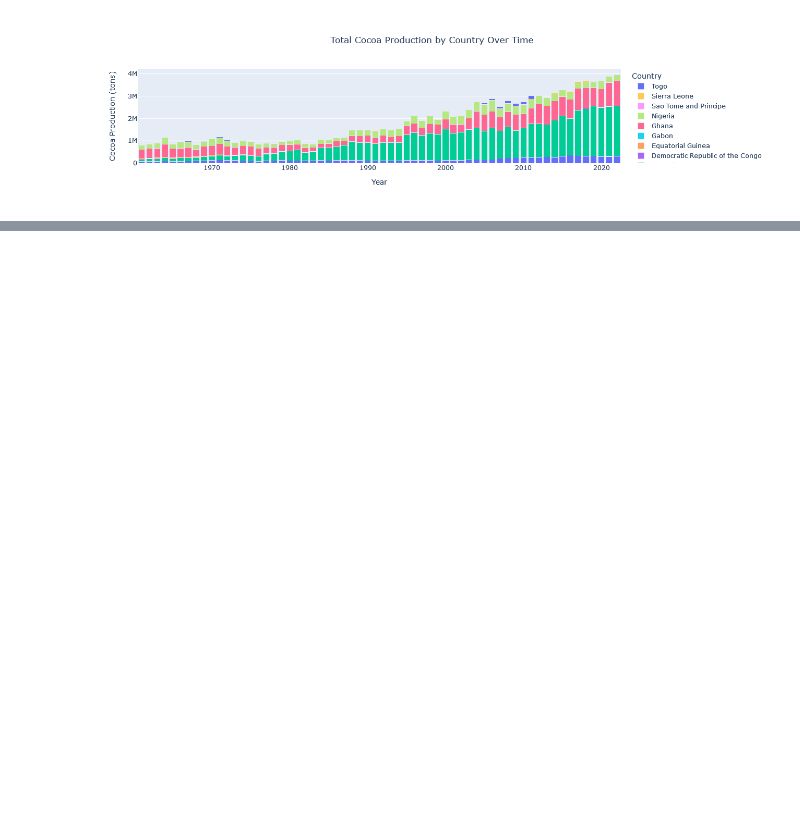
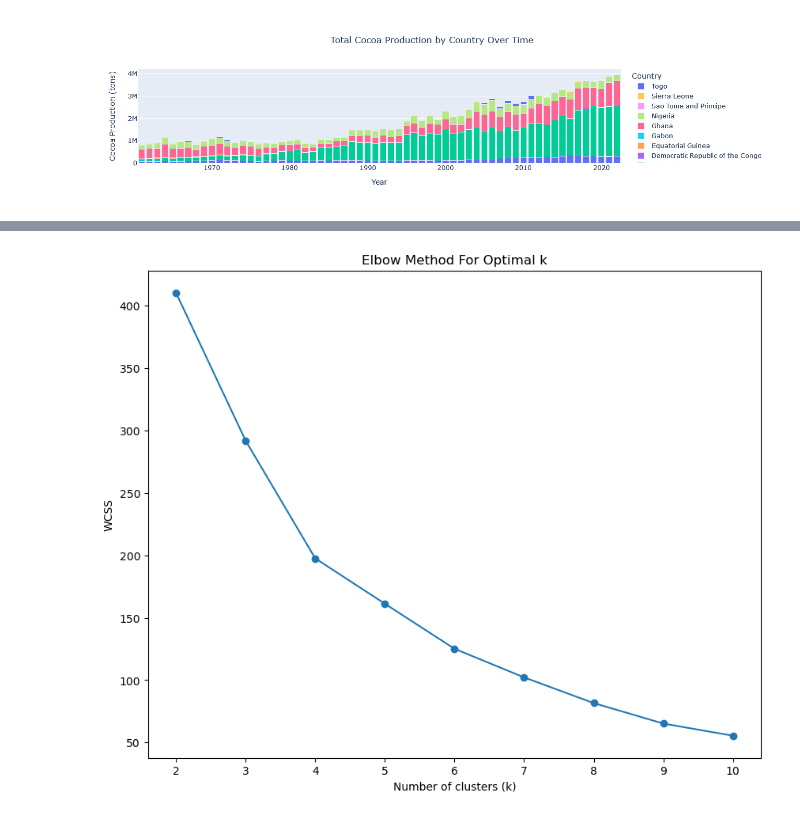
Before and after one commit to danielkaroly/Cocoa-Belt-Of-Africa, a Jupyter notebook: template_project/notebooks/EDA.ipynb, the cells around one changed output, grey strips where cells are left out. Cells and saved outputs as stored; diff of their text form; code cells hidden in the pictures; blank space fills up the shorter version.

```diff
--- a/template_project/notebooks/EDA.ipynb
+++ b/template_project/notebooks/EDA.ipynb
@@ -303,0 +342,12 @@ fig.show()
+# %%
+#Extract just the values for scaling
+values = grouped_df.values
+
+# Instatiate the scaler
+scaler = StandardScaler()
+
+# Fit and transform the production values; this does not include the index (years)
+scaled_values = scaler.fit_transform(values)
+
+# Create a new DataFrame with the scaled values
+scaled_df = pd.DataFrame(scaled_values, columns=grouped_df.columns, index=grouped_df.index)
@@ -303,0 +409,17 @@ fig.show()
+# %%
+#Elbow method
+
+cluster_errors = []
+
+for n_clusters in range(2, 11):
+    # Create a Kmeans instance with n_clusters
+    kmeans = KMeans(n_clusters=n_clusters, random_state=42, verbose=0)
+
+    # Fit Kmeans instance to scaled data
+    kmeans.fit(scaled_values)
+
+    wcsse = kmeans.inertia_
+    print(f'K = {n_clusters}\tWCSS Err. = {wcsse}')
+
+    # Append the inertia to the list of error
+    cluster_errors.append(wcsse)
@@ -303,0 +458,11 @@ fig.show()
+# %%
+# Plotting the Elbow graph
+import matplotlib.pyplot as plt
+plt.figure(figsize=(10, 8))
+plt.plot(range(2, 11), cluster_errors, marker='o')
+plt.title('Elbow Method For Optimal k')
+plt.xlabel('Number of clusters (k)')
+plt.ylabel('WCSS')
+plt.show()
+# %% [output]
+[figure, added]
```
Also changed, not shown: parts of 13 cells of this notebook.
